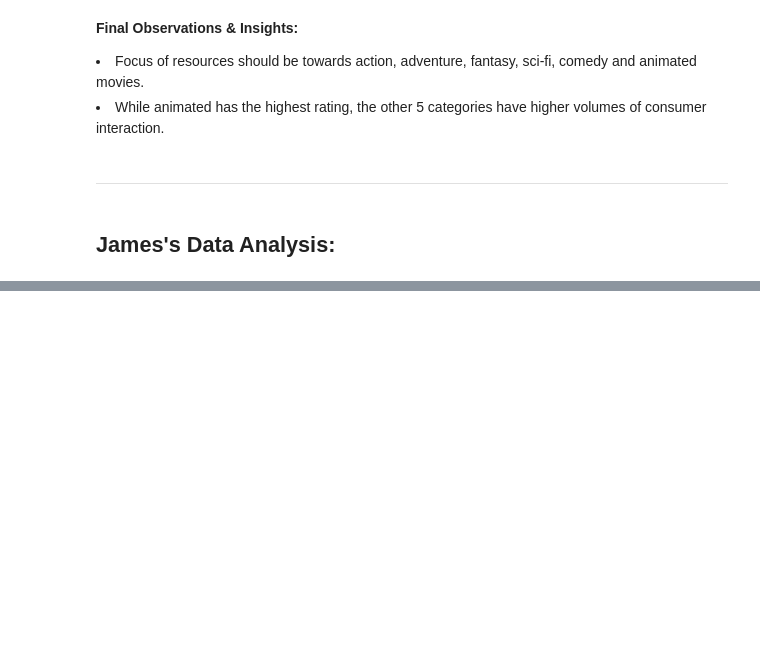
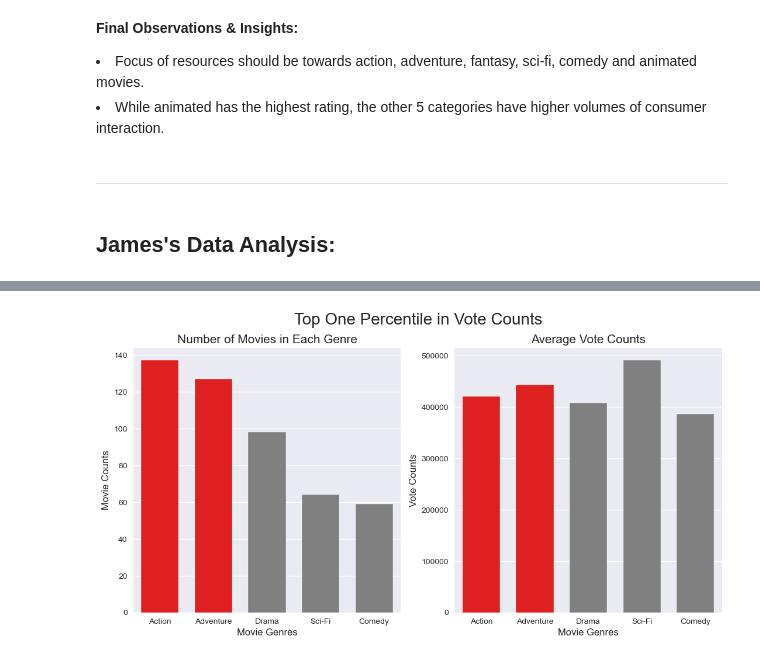
Before and after one commit to alpacanonymous/project1, a Jupyter notebook: final_notebook.ipynb, the cells around one changed output, grey strips where cells are left out. Cells and saved outputs as stored; diff of their text form; code cells hidden in the pictures; blank space fills up the shorter version.

```diff
--- a/final_notebook.ipynb
+++ b/final_notebook.ipynb
@@ -635,4 +1192,5 @@ genres_avgvotes_1 = genres_avgvotes_1[genres_avgvotes_1['genres'].isin(['Drama',
 genres_avgvotes_1.set_index('genres', inplace=True)
 top1 = genres_count_1.join(genres_avgvotes_1)
 top1.rename(columns={'genres':'movie counts'}, inplace=True)
+top1 = top1.reset_index().rename(columns={'index':'movie genre'})
 top1
@@ -680,0 +1247,32 @@ ax2.set_ylabel('Vote Counts');
+# %%
+## Two separate bar graphs of top 1 percentile(number of votes) movie genre data
+
+def change_width(ax, new_value) :
+    for patch in ax.patches :
+        current_width = patch.get_width()
+        diff = current_width - new_value
+        patch.set_width(new_value)
+        patch.set_x(patch.get_x() + diff * .5)
+
+fig, (ax1, ax2) = plt.subplots(figsize=(13,6), ncols=2, dpi=100)
+
+xx=top1['movie genre']
+yy=top1['movie counts']
+y2=top1['numvotes']
+clrs=['grey' if (x != 'Action' and x != 'Adventure') else 'red' for x in top1['movie genre']]
+
+sns.barplot(x=xx, y=yy, palette=clrs, ax=ax1)
+ax1.set_title('Number of Movies in Each Genre', fontsize=15)
+ax1.set_xlabel('Movie Genres', fontsize=12)
+ax1.set_ylabel('Movie Counts', fontsize=12)
+change_width(ax1, 0.7)
+
+sns.barplot(x=xx, y=y2, palette=clrs, ax=ax2)
+ax2.set_title('Average Vote Counts', fontsize=15)
+ax2.set_xlabel('Movie Genres', fontsize=12)
+ax2.set_ylabel('Vote Counts', fontsize=12);
+change_width(ax2, 0.7)
+
+fig.suptitle("Top One Percentile in Vote Counts", fontsize=20);
+# %% [output]
+[figure, added]
```
Also changed, not shown: parts of 67 cells of this notebook.
